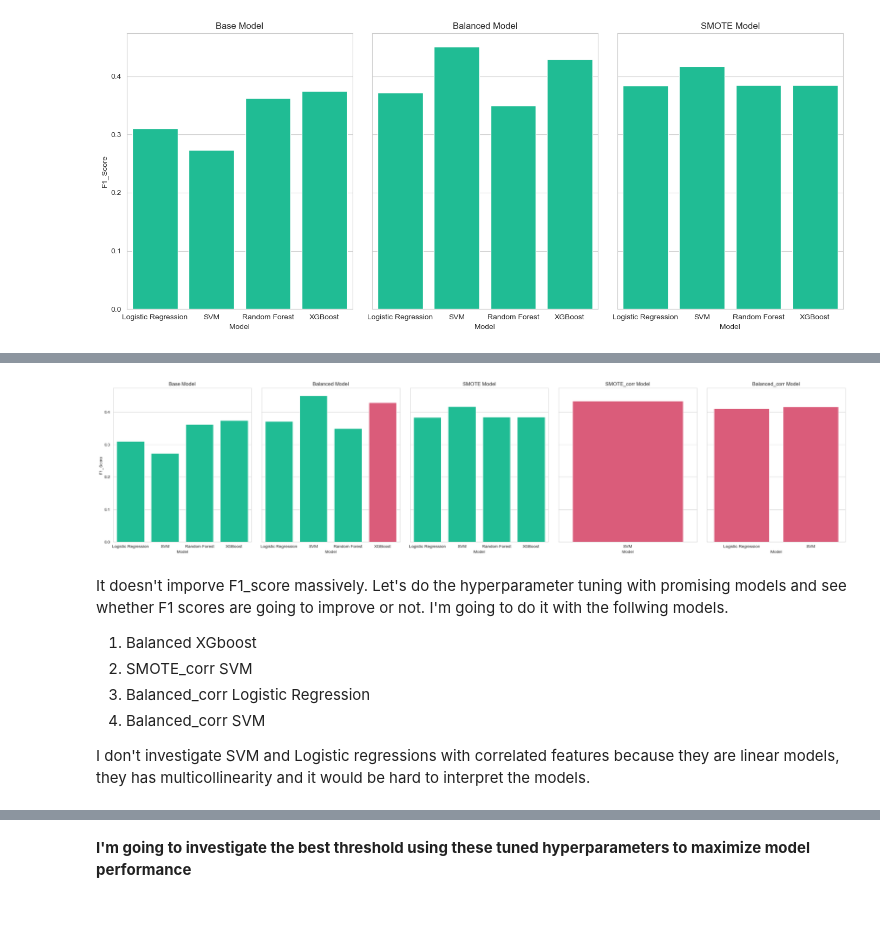
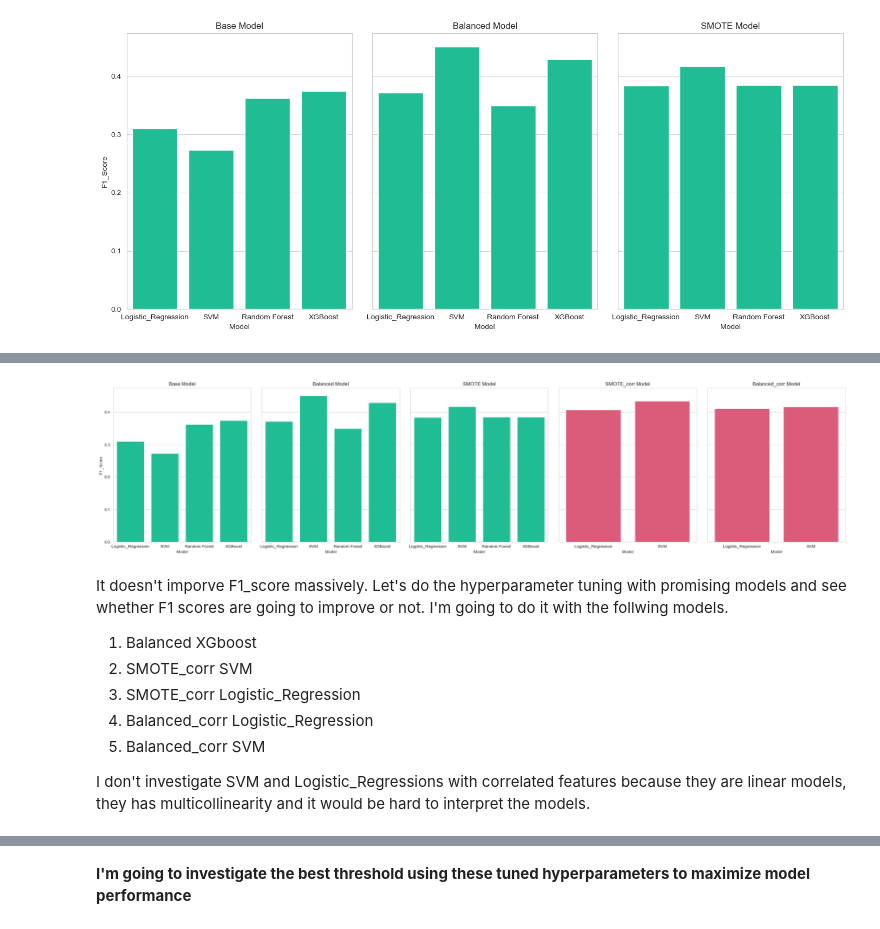
Before and after one commit to Itaru2018/bankmarketing_jupyter, a Jupyter notebook: Bank_Marketing.ipynb, the cells around one changed output, grey strips where cells are left out. Cells and saved outputs as stored; diff of their text form; code cells hidden in the pictures.

Commit message:
update the models

```diff
--- a/Bank_Marketing.ipynb
+++ b/Bank_Marketing.ipynb
@@ -536,7 +536,7 @@ Counter({0: 25583, 1: 3248})
 
 # Define the balanced models
 balanced_models ={
-    'Logistic Regression': Pipeline([
+    'Logistic_Regression': Pipeline([
         ('preprocessing', linear_preprocessor),
         ('model', LogisticRegression(class_weight='balanced', solver='saga', tol=1e-3, n_jobs=-1, random_state=42))
     ]),
@@ -610,7 +612,7 @@ from imblearn.over_sampling import SMOTE
 from imblearn.pipeline import Pipeline as Imbpipeline
 # %%
 smote_models ={
-    'Logistic Regression': Imbpipeline([
+    'Logistic_Regression': Imbpipeline([
         ('preprocessing', linear_preprocessor),
         ('smote', SMOTE(random_state=42)),
         ('model', LogisticRegression(solver='saga', tol=1e-3, n_jobs=-1, random_state=42))
@@ -695,5 +695,5 @@ SMOTE: SVM**
 # %%
-# Remove correlated features and try Linear models again
+# Remove correlated features and try SMOTE linear models again
 # Create the preprocessor for feature selection
 from feature_engine.selection import SmartCorrelatedSelection
 smart_corr_sel = SmartCorrelatedSelection(
@@ -708,7 +708,14 @@ linear_preprocessor_corr = ColumnTransformer([
     ('num', RobustScaler(), num_cols_model),
     ('cat', OneHotEncoder(drop='first', handle_unknown='ignore', sparse_output=False), cat_cols_model)
 ])
+
 smote_models_corr ={
+    'Logistic_Regression': Imbpipeline([
+        ('preprocessing', linear_preprocessor_corr),
+        ('smote', SMOTE(random_state=42)),
+        ('select_corr', smart_corr_sel),
+        ('model', LogisticRegression(solver='saga', tol=1e-3, n_jobs=-1, random_state=42))
+    ]),
     'SVM': Imbpipeline([
         ('preprocessing', linear_preprocessor_corr),
         ('smote', SMOTE(random_state=42)),
@@ -780,7 +788,7 @@ plt.show()
 # %%
 # Try weight balanced model as well
 balanced_models_corr ={
-    'Logistic Regression': Pipeline([
+    'Logistic_Regression': Pipeline([
         ('preprocessing', linear_preprocessor_corr),
         ('select_corr', smart_corr_sel),
         ('model', LogisticRegression(class_weight='balanced',  solver='saga', tol=1e-3, n_jobs=-1, random_state=42))
@@ -833,48 +842,44 @@ results_df
 # Plot F1 Scores
 # Set figsize and create subplots
 fig, axes = plt.subplots(1, 5, figsize=(25, 6), sharey=True)
 
 # Plot based models
 sns.barplot(data=results_df[results_df['Type']=='Base'], x='Model', y='F1_Score', ax=axes[0], color=palette_1[0])
 axes[0].set_title('Base Model')
 
 # Plot balanced models
-# Highlight XGBoost to help visualize model selections (See the markdown below)
-# Slice results_df to make the color manipulation easier
-balanced_df = results_df[results_df['Type']=='balanced']
-# Make a palette for this plot
-balanced_palette = [palette_1[1] if m == 'XGBoost' else palette_1[0] for m in balanced_df['Model']]
-sns.barplot(data=balanced_df, x='Model', y='F1_Score', ax=axes[1], hue='Model', legend=False, palette=balanced_palette)
+sns.barplot(data=results_df[results_df['Type']=='balanced'], x='Model', y='F1_Score', ax=axes[1], color=palette_1[0])
 axes[1].set_title('Balanced Model')
 
 
 # Plot Smote models
 sns.barplot(data=results_df[results_df['Type']=='SMOTE'], x='Model', y='F1_Score', ax=axes[2], color=palette_1[0])
 axes[2].set_title('SMOTE Model')
 
 # Plot Smote_corr models
 # Highlight the models to help visualize model selections (See the markdown below)
 sns.barplot(data=results_df[results_df['Type']=='SMOTE_corr'], x='Model', y='F1_Score', ax=axes[3], color=palette_1[1])
 axes[3].set_title('SMOTE_corr Model')
 
 # Plot Balanced_corr models
 # Highlight the models to help visualize model selections (See the markdown below)
 sns.barplot(data=results_df[results_df['Type']=='balanced_corr'], x='Model', y='F1_Score', ax=axes[4], color=palette_1[1])
 axes[4].set_title('Balanced_corr Model')
 
 # Adjust the layout and plot the graphs
 plt.tight_layout()
 plt.show()
 # %% [output]
-[figure, old version]
+[figure, new version]
 # %% [markdown]
 It doesn't imporve F1_score massively. Let's  do the hyperparameter tuning with promising models and see whether F1 scores are going to improve or not. I'm going to do it with the follwing models.
 1. Balanced XGboost
 2. SMOTE_corr SVM
-3. Balanced_corr Logistic Regression
-4. Balanced_corr SVM
+3. SMOTE_corr Logistic_Regression
+4. Balanced_corr Logistic_Regression
+5. Balanced_corr SVM
 
-I don't investigate SVM and Logistic regressions with correlated features because they are linear models, they has multicollinearity and it would be hard to interpret the models.
+I don't investigate SVM and Logistic_Regressions with correlated features because they are linear models, they has multicollinearity and it would be hard to interpret the models.
 # %%
 # Try hyperparameter tuning with XGBoost (GridSearch)
 # Import json to save the parameters
```
Also changed, not shown: parts of 60 cells of this notebook, 7 other files.
